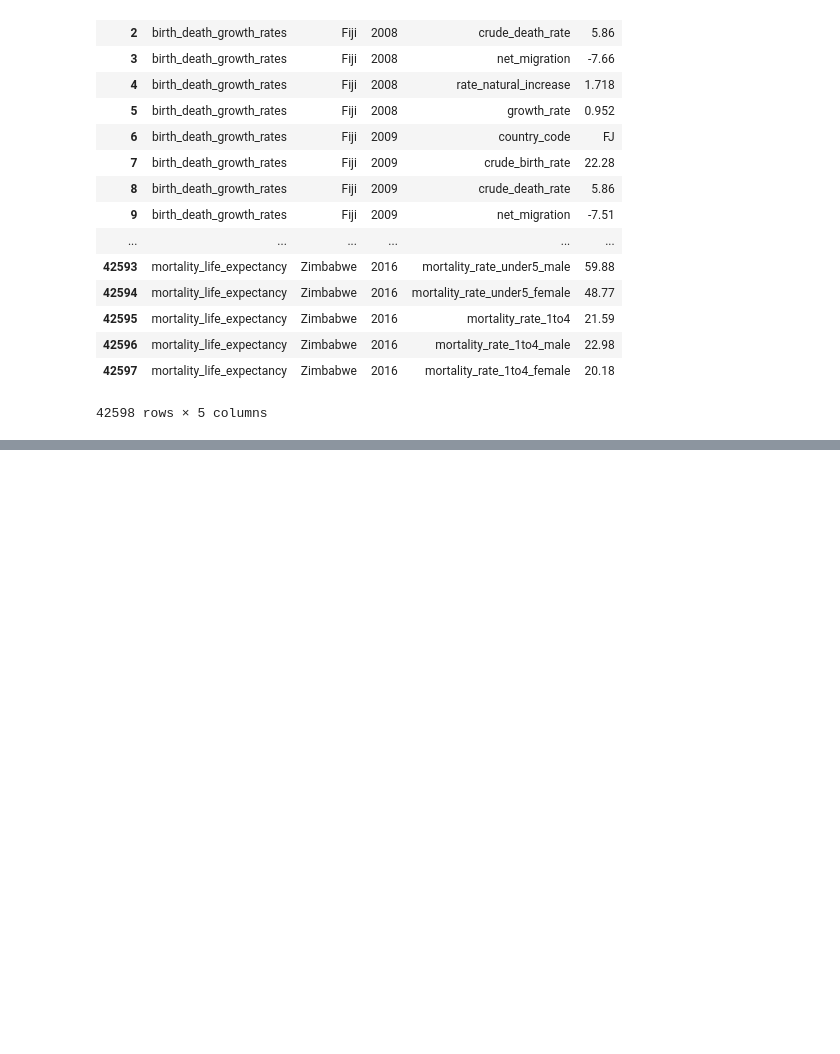
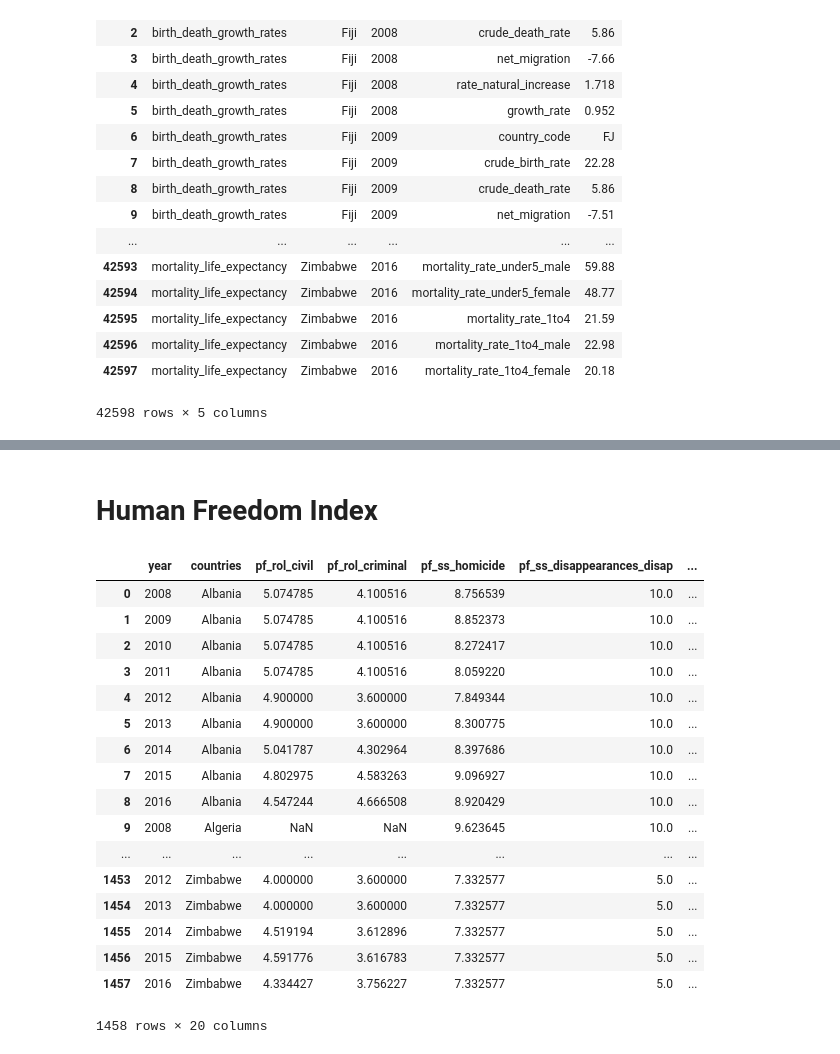
Before and after one commit to Jmaddalena42/ETL_Project, a Jupyter notebook: US Census BigQuery Public Data.ipynb, the cells around one changed output, grey strips where cells are left out. Saved outputs shown, nothing was run; the diff lists cells and outputs as text; code cells hidden in the pictures; blank space fills up the shorter version.

Commit message:
Raw Data

```diff
--- a/US Census BigQuery Public Data.ipynb
+++ b/US Census BigQuery Public Data.ipynb
@@ -245,0 +241,50 @@ ValueError: Length of passed values is 12174, index implies 3
+# %% [markdown]
+# Human Freedom Index
+# %%
+# File to Load (Remember to Change These)
+freedom_index_csv = "freedom.csv"
+freedom_df = pd.read_csv(freedom_index_csv)
+# Limit columns
+freedom_df = freedom_df[['year',
+                         'countries',
+                         'pf_rol_civil',
+                         'pf_rol_criminal',
+                         'pf_ss_homicide',
+                         'pf_ss_disappearances_disap',
+                         'pf_movement_women',
+                         'pf_movement',
+                         'pf_religion',
+                         'pf_association_political',
+                         'pf_expression_killed',
+                         'pf_expression_jailed',
+                         'pf_expression_influence',
+                         'pf_expression',
+                         'pf_identity_sex',
+                         'pf_identity_divorce',
+                         'ef_legal_protection',
+                         'ef_legal_military',
+                         'ef_trade_movement',
+                         'ef_regulation_credit_ownership']].copy()
+freedom_df.set_index('year', inplace=True)
+dfObj = freedom_df.sort_values(by =['countries', 'year']).reset_index()
+freedom_df = pd.DataFrame(dfObj)
+freedom_df
+# %% [output]
+|  | year | countries | pf_rol_civil | pf_rol_criminal | pf_ss_homicide | pf_ss_disappearances_disap | ... |
+| 0 | 2008 | Albania | 5.074785 | 4.100516 | 8.756539 | 10.0 | ... |
+| 1 | 2009 | Albania | 5.074785 | 4.100516 | 8.852373 | 10.0 | ... |
+| 2 | 2010 | Albania | 5.074785 | 4.100516 | 8.272417 | 10.0 | ... |
+| 3 | 2011 | Albania | 5.074785 | 4.100516 | 8.059220 | 10.0 | ... |
+| 4 | 2012 | Albania | 4.900000 | 3.600000 | 7.849344 | 10.0 | ... |
+| 5 | 2013 | Albania | 4.900000 | 3.600000 | 8.300775 | 10.0 | ... |
+| 6 | 2014 | Albania | 5.041787 | 4.302964 | 8.397686 | 10.0 | ... |
+| 7 | 2015 | Albania | 4.802975 | 4.583263 | 9.096927 | 10.0 | ... |
+| 8 | 2016 | Albania | 4.547244 | 4.666508 | 8.920429 | 10.0 | ... |
+| 9 | 2008 | Algeria | NaN | NaN | 9.623645 | 10.0 | ... |
+| ... | ... | ... | ... | ... | ... | ... | ... |
+| 1453 | 2012 | Zimbabwe | 4.000000 | 3.600000 | 7.332577 | 5.0 | ... |
+| 1454 | 2013 | Zimbabwe | 4.000000 | 3.600000 | 7.332577 | 5.0 | ... |
+| 1455 | 2014 | Zimbabwe | 4.519194 | 3.612896 | 7.332577 | 5.0 | ... |
+| 1456 | 2015 | Zimbabwe | 4.591776 | 3.616783 | 7.332577 | 5.0 | ... |
+| 1457 | 2016 | Zimbabwe | 4.334427 | 3.756227 | 7.332577 | 5.0 | ... |
+1458 rows × 20 columns
```
Also changed, not shown: parts of 6 cells of this notebook.
